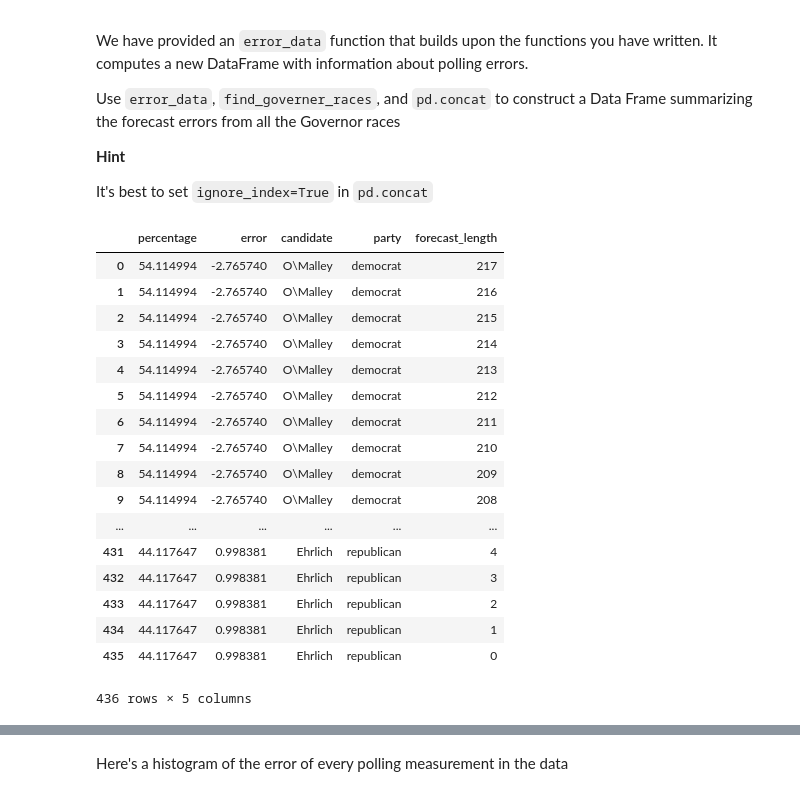
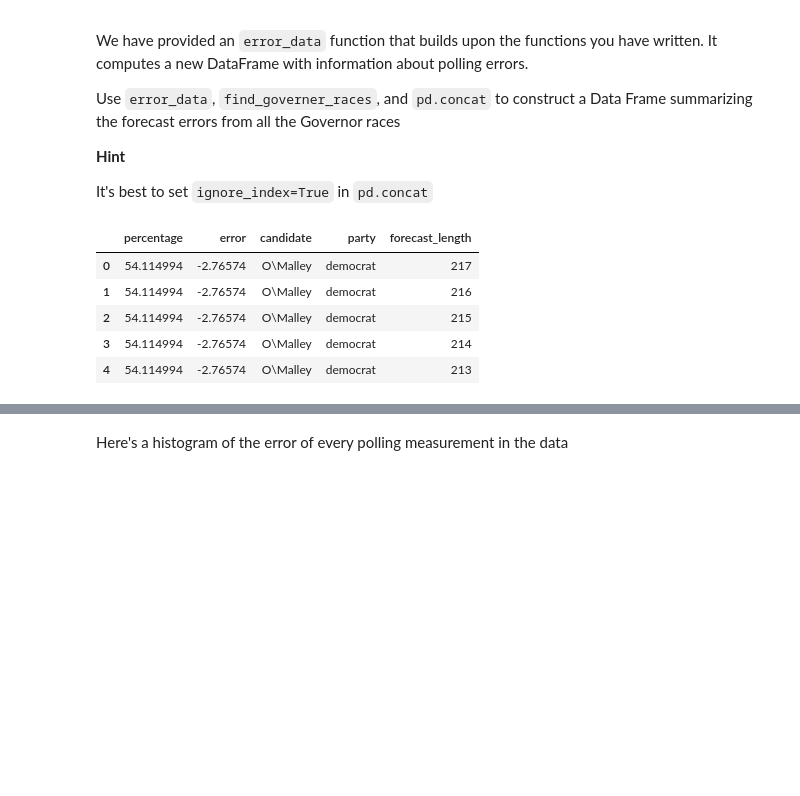
Before and after one commit to joaoDragado/dSc_roadmap, a Jupyter notebook: projects/Governor_races_Polling.ipynb, the cells around one changed output, grey strips where cells are left out. Saved outputs shown, nothing was run; the diff lists cells and outputs as text; code cells hidden in the pictures; blank space fills up the shorter version.

```diff
--- a/projects/Governor_races_Polling.ipynb
+++ b/projects/Governor_races_Polling.ipynb
@@ -194,7 +194,3 @@ def rcp_poll_data(xml_txt):
     # build a Pandas Dataframe from dict, use the dates as its index
     # & return the timeseries
     return pd.DataFrame(dct, index=dtm)
-# %%
-df = rcp_poll_data(get_poll_xml(1113))
-df = df.resample('D').mean().dropna()
-df.head()
@@ -208,3 +196,0 @@ df.head()
-# %%
-result = race_result('https://www.realclearpolitics.com/epolls/2010/governor/ca/california_governor_whitman_vs_brown-1113.html')
-result
@@ -213,3 +196,0 @@ result
-# %%
-forecast_length = ((df.index.max() - df.index).values / np.timedelta64(1, 'D')).astype(int)
-forecast_length[-5:]
@@ -218,3 +196,0 @@ array([4, 3, 2, 1, 0])
-# %%
-corr = df.div((df.sum(axis=1)), axis=0)*100
-corr.tail()
@@ -581,26 +522,15 @@ def error_data(url):
 
     return result
 # %%
-error_data('https://www.realclearpolitics.com/epolls/2010/governor/md/maryland_governor_ehrlich_vs_omalley-1121.html')
+test = error_data('https://www.realclearpolitics.com/epolls/2010/governor/md/maryland_governor_ehrlich_vs_omalley-1121.html')
+test.head()
 # %% [output]
 |  | percentage | error | candidate | party | forecast_length |
-| 0 | 54.114994 | -2.765740 | O\Malley | democrat | 217 |
-| 1 | 54.114994 | -2.765740 | O\Malley | democrat | 216 |
-| 2 | 54.114994 | -2.765740 | O\Malley | democrat | 215 |
-| 3 | 54.114994 | -2.765740 | O\Malley | democrat | 214 |
-| 4 | 54.114994 | -2.765740 | O\Malley | democrat | 213 |
-| 5 | 54.114994 | -2.765740 | O\Malley | democrat | 212 |
-| 6 | 54.114994 | -2.765740 | O\Malley | democrat | 211 |
-| 7 | 54.114994 | -2.765740 | O\Malley | democrat | 210 |
-| 8 | 54.114994 | -2.765740 | O\Malley | democrat | 209 |
-| 9 | 54.114994 | -2.765740 | O\Malley | democrat | 208 |
-| ... | ... | ... | ... | ... | ... |
-| 431 | 44.117647 | 0.998381 | Ehrlich | republican | 4 |
-| 432 | 44.117647 | 0.998381 | Ehrlich | republican | 3 |
-| 433 | 44.117647 | 0.998381 | Ehrlich | republican | 2 |
-| 434 | 44.117647 | 0.998381 | Ehrlich | republican | 1 |
-| 435 | 44.117647 | 0.998381 | Ehrlich | republican | 0 |
+| 0 | 54.114994 | -2.76574 | O\Malley | democrat | 217 |
+| 1 | 54.114994 | -2.76574 | O\Malley | democrat | 216 |
+| 2 | 54.114994 | -2.76574 | O\Malley | democrat | 215 |
+| 3 | 54.114994 | -2.76574 | O\Malley | democrat | 214 |
+| 4 | 54.114994 | -2.76574 | O\Malley | democrat | 213 |
-436 rows × 5 columns
 # %%
 def all_error_data():
     """
```
Also changed, not shown: parts of 11 cells of this notebook.
